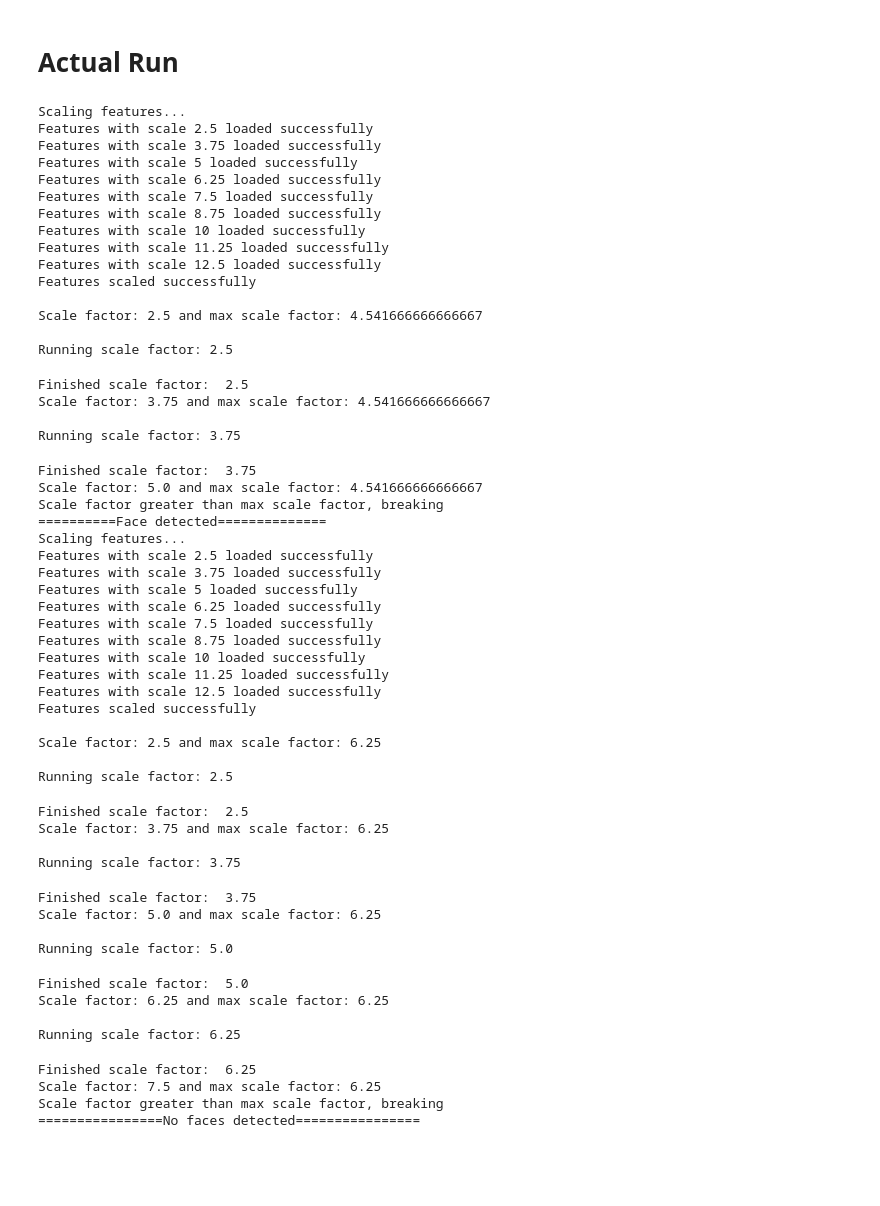
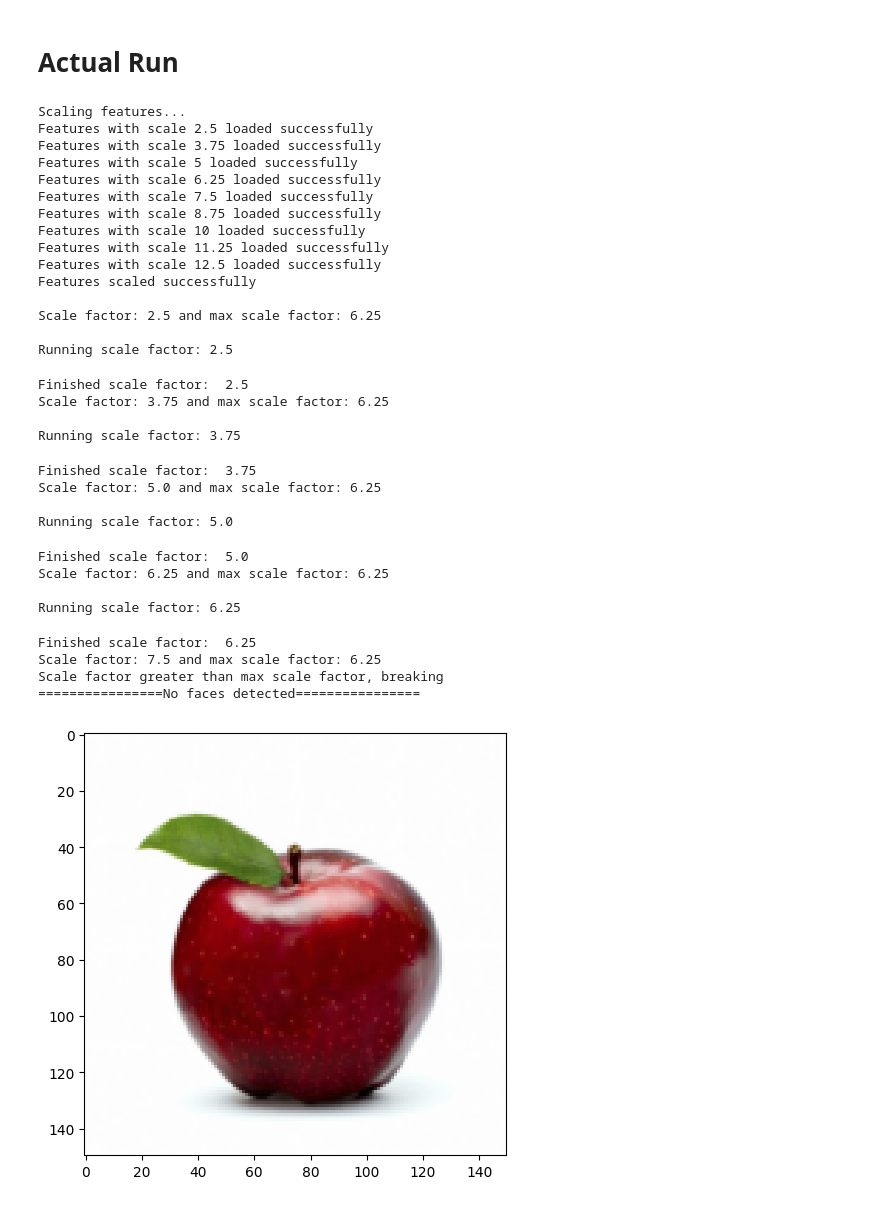
Before and after one commit to ahmedmoh1234/FaceDetection-Recognition, a Jupyter notebook: Detection/DetectionMain.ipynb, the cells around one changed output. Cells and saved outputs as stored; diff of their text form; code cells hidden in the pictures; blank space fills up the shorter version.

```diff
--- a/Detection/DetectionMain.ipynb
+++ b/Detection/DetectionMain.ipynb
@@ -368,71 +368,51 @@ def detectFaces(img, classifiersToBeUsedFn, threshold = 0):
 
     if len(detectedFaces) > threshold:
         print(f"==========Face detected==============")
-        for face in detectedFaces:
-            img = drawRect(img, face[0], face[1], face[2])
+        io.imshow(img)
+        io.show()
         return img
     else:
         print("================No faces detected================")
+        io.imshow(img)
+        io.show()
         return None
 
 threshold = 30
-img = io.imread("./TestImg/Lopez.jpg")
-detectedFace = detectFaces(img, classifiersToBeUsed,threshold)
+# img = io.imread("./TestImg/Lopez.jpg")
+# detectedFace = detectFaces(img, classifiersToBeUsed,threshold)
 
 img = io.imread("./TestImg/Apple.jpg")
 detectedFace = detectFaces(img, classifiersToBeUsed,threshold)
 # %% [output]
 Scaling features...
 Features with scale 2.5 loaded successfully
 Features with scale 3.75 loaded successfully
 Features with scale 5 loaded successfully
 Features with scale 6.25 loaded successfully
 Features with scale 7.5 loaded successfully
 Features with scale 8.75 loaded successfully
 Features with scale 10 loaded successfully
 Features with scale 11.25 loaded successfully
 Features with scale 12.5 loaded successfully
 Features scaled successfully
 
-Scale factor: 2.5 and max scale factor: 4.541666666666667
+Scale factor: 2.5 and max scale factor: 6.25
 
 Running scale factor: 2.5
 Finished scale factor:  2.5
-Scale factor: 3.75 and max scale factor: 4.541666666666667
+Scale factor: 3.75 and max scale factor: 6.25
 
 Running scale factor: 3.75
 Finished scale factor:  3.75
-Scale factor: 5.0 and max scale factor: 4.541666666666667
-Scale factor greater than max scale factor, breaking
-==========Face detected==============
-Scaling features...
-Features with scale 2.5 loaded successfully
-Features with scale 3.75 loaded successfully
-Features with scale 5 loaded successfully
-Features with scale 6.25 loaded successfully
-Features with scale 7.5 loaded successfully
-Features with scale 8.75 loaded successfully
-Features with scale 10 loaded successfully
-Features with scale 11.25 loaded successfully
-Features with scale 12.5 loaded successfully
-Features scaled successfully
+Scale factor: 5.0 and max scale factor: 6.25
 
-Scale factor: 2.5 and max scale factor: 6.25
-
-Running scale factor: 2.5
+Running scale factor: 5.0
-Finished scale factor:  2.5
-Scale factor: 3.75 and max scale factor: 6.25
+Finished scale factor:  5.0
+Scale factor: 6.25 and max scale factor: 6.25
 
-Running scale factor: 3.75
+Running scale factor: 6.25
-Finished scale factor:  3.75
-Scale factor: 5.0 and max scale factor: 6.25
-
-Running scale factor: 5.0
+Finished scale factor:  6.25
+Scale factor: 7.5 and max scale factor: 6.25
+Scale factor greater than max scale factor, breaking
+================No faces detected================
-Finished scale factor:  5.0
-Scale factor: 6.25 and max scale factor: 6.25
-
-Running scale factor: 6.25
-Finished scale factor:  6.25
-Scale factor: 7.5 and max scale factor: 6.25
-Scale factor greater than max scale factor, breaking
-================No faces detected================
+[figure, added]
```
Also changed, not shown: 21 other files.
